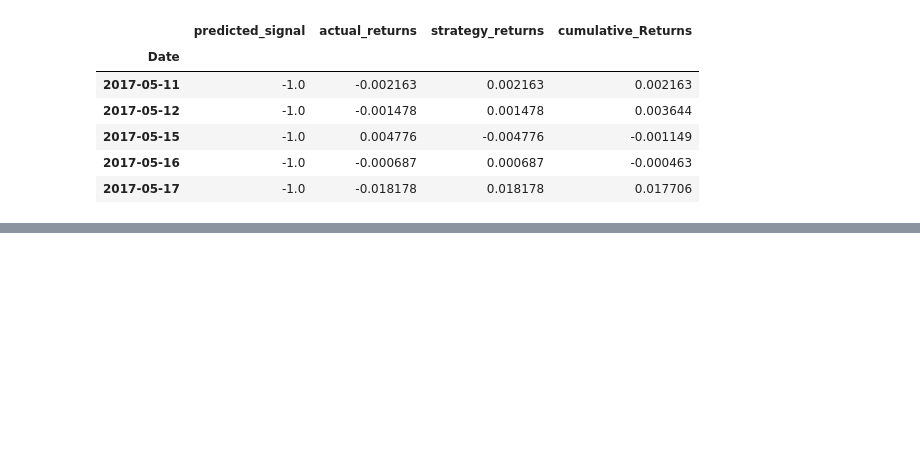
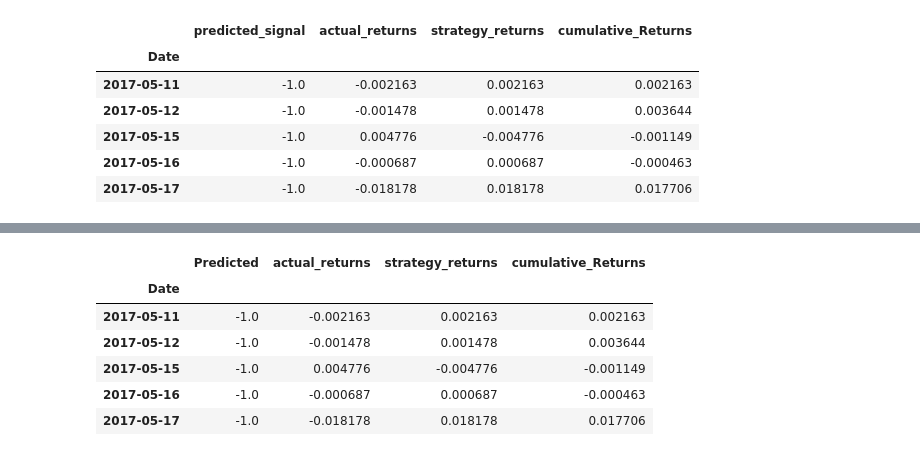
Before and after one commit to roybooker/Project-2-group-4, a Jupyter notebook: src/Data_Visualization.ipynb, the cells around one changed output, grey strips where cells are left out. Cells and saved outputs as stored; diff of their text form; code cells hidden in the pictures; blank space fills up the shorter version.

```diff
--- a/src/Data_Visualization.ipynb
+++ b/src/Data_Visualization.ipynb
@@ -168,0 +191,19 @@ def strategy_dd (title, strategy1,strategy1_label, strategy2 ,strategy2_label):
+# %%
+Strategy_Adaboost_S_Term_Returns = pd.read_csv(
+    Path("../data/Strategy_Adaboost_S_Term_Returns.csv"),
+    index_col="Date",
+    infer_datetime_format=True,
+    parse_dates=True
+
+)
+
+# Review the DataFrame
+Strategy_Adaboost_S_Term_Returns.head()
+# %% [output]
+|  | Predicted | actual_returns | strategy_returns | cumulative_Returns |
+| Date |  |  |  |  |
+| 2017-05-11 | -1.0 | -0.002163 | 0.002163 | 0.002163 |
+| 2017-05-12 | -1.0 | -0.001478 | 0.001478 | 0.003644 |
+| 2017-05-15 | -1.0 | 0.004776 | -0.004776 | -0.001149 |
+| 2017-05-16 | -1.0 | -0.000687 | 0.000687 | -0.000463 |
+| 2017-05-17 | -1.0 | -0.018178 | 0.018178 | 0.017706 |
```
Also changed, not shown: parts of 20 cells of this notebook, 29 other files.
